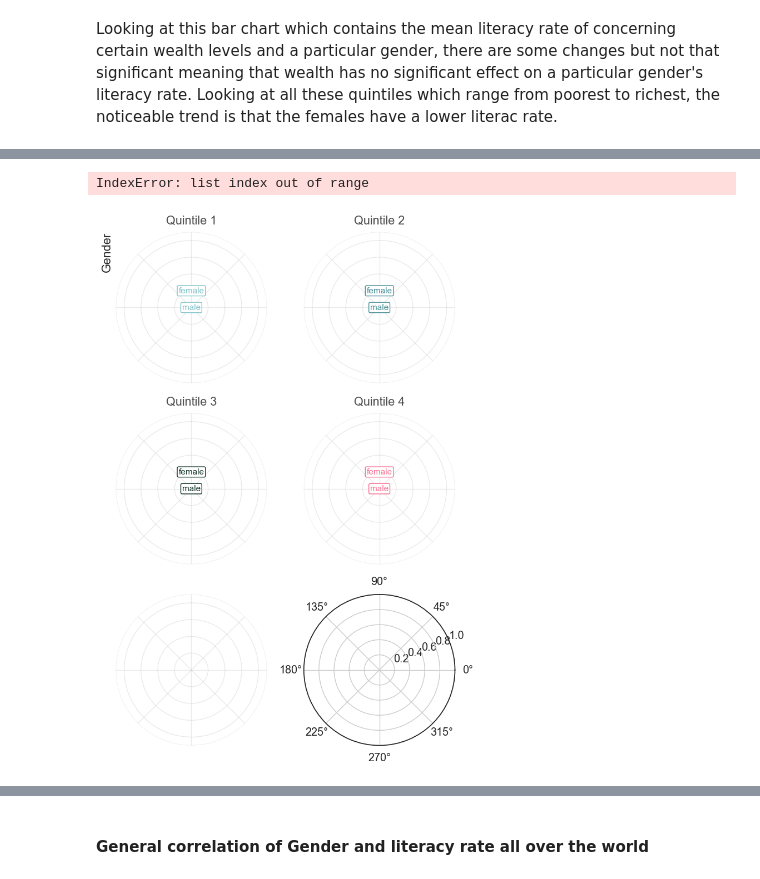
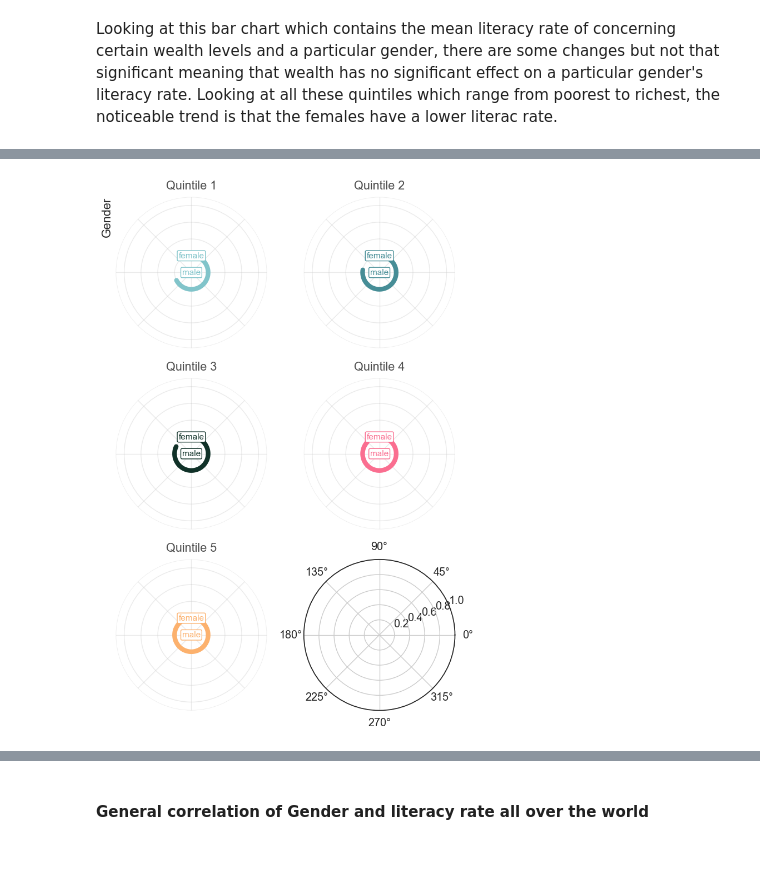
Before and after one commit to ubco-W2022T2-data301/project-group-group18, a Jupyter notebook: analysis/analysis3.ipynb, the cells around one changed output, grey strips where cells are left out. Cells and saved outputs as stored; diff of their text form; code cells hidden in the pictures.

```diff
--- a/analysis/analysis3.ipynb
+++ b/analysis/analysis3.ipynb
@@ -182,4 +190,6 @@ plt.show()
 # %%
+pivot = data.pivot_table(index="Wealth", columns="Sex", values="literacy_1524_m").reset_index()
+melted = pivot.melt(id_vars=['Wealth'], value_vars=['Female', 'Male'], var_name='sex', value_name='literacy_rate')
 WEALTH_PALETTES = ["#81C4CA", "#468D96", "#103128", "#FA6E90", "#FCB16D"]
 
 def style_polar_axis(ax):
@@ -223,12 +233,12 @@ def add_labels_polar_axis(ax, color):
     return ax
 def plot_circular(axes):
     axes_flattened = axes.ravel()
-    wealth = pivot['Wealth']
+    wealth = melted['Wealth'].unique()
 
     # Iterate over wealth quintiles and plots
     for i, quintile in enumerate(wealth):
         # Select data for the given quintile
-        d = pivot[pivot['Wealth'] == quintile]
+        d = melted[melted['Wealth'] == quintile]
 
         # Select plot
         ax = axes_flattened[i]
@@ -240,33 +250,34 @@ def plot_circular(axes):
         # Adjust style of the plot
         ax = style_polar_axis(ax)
 
         # Multiply the proportion by the 2pi, the complete rotation
-        proportions = d["Male"].values * (2 * np.pi)
+        proportions = d["literacy_rate"].values * (2 * np.pi)
 
         # Positions for the lines on the radial
         y_pos = np.arange(len(proportions))
 
         # Construct the line for each type of plastic creating a grid for the x and y values
         x = np.linspace(0, proportions, num=200)
         y = np.vstack([y_pos] * 200)
 
         # Select color
         color = WEALTH_PALETTES[i]
 
         # And finally, plot the rounded lines
         ax.plot(x, y, lw=6, color=color, solid_capstyle="round")
 
         # Add title
         ax.set_title(quintile, pad=10, color="0.3")
 
         # Add labels on top of the lines
         ax = add_labels_polar_axis(ax, color)
     return axes
 # Initialize layout
 fig, axes = plt.subplots(3, 2, figsize=(8, 12), subplot_kw={"projection": "polar"})
 
 # Create chart!
+axes=axes.flatten()[:len(melted['Wealth'].unique())]
 axes = plot_circular(axes)
+fig.savefig("plot.png", dpi=300)
 # %% [output]
-IndexError: list index out of range
-[figure, old version]
+[figure, new version]
```
Also changed, not shown: parts of 5 cells of this notebook, 2 other files.
